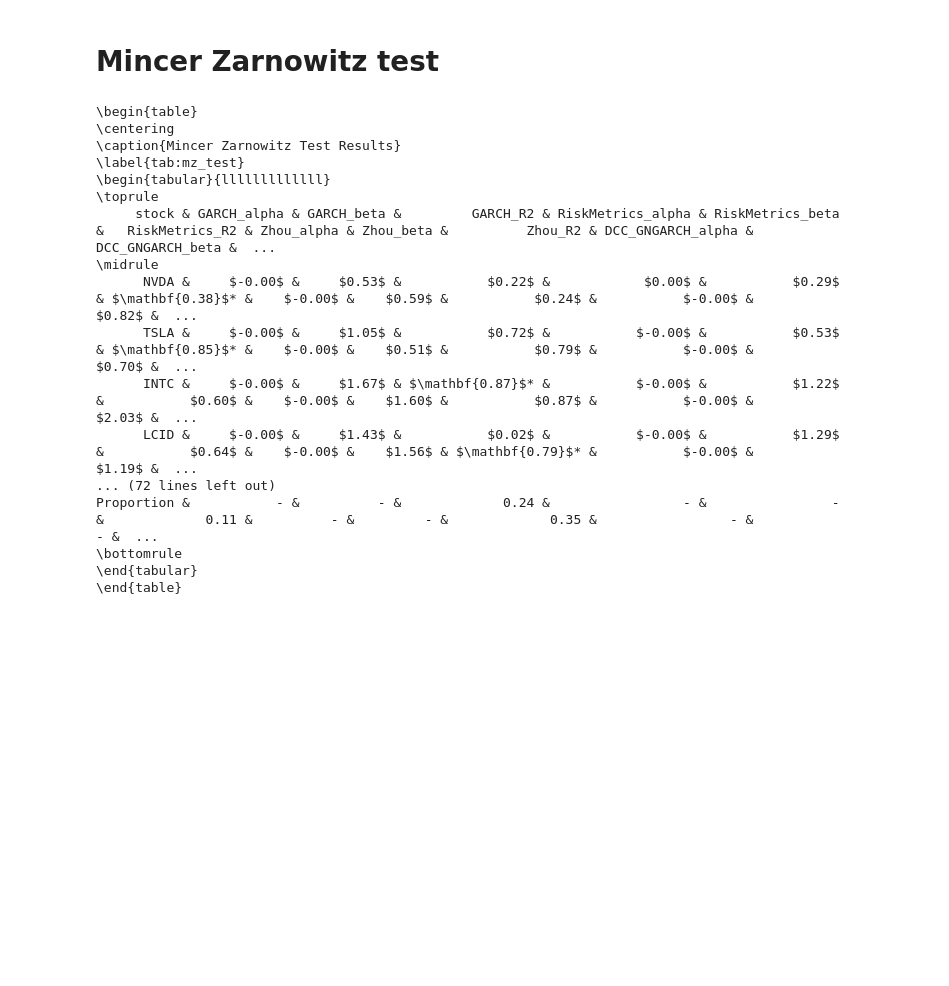
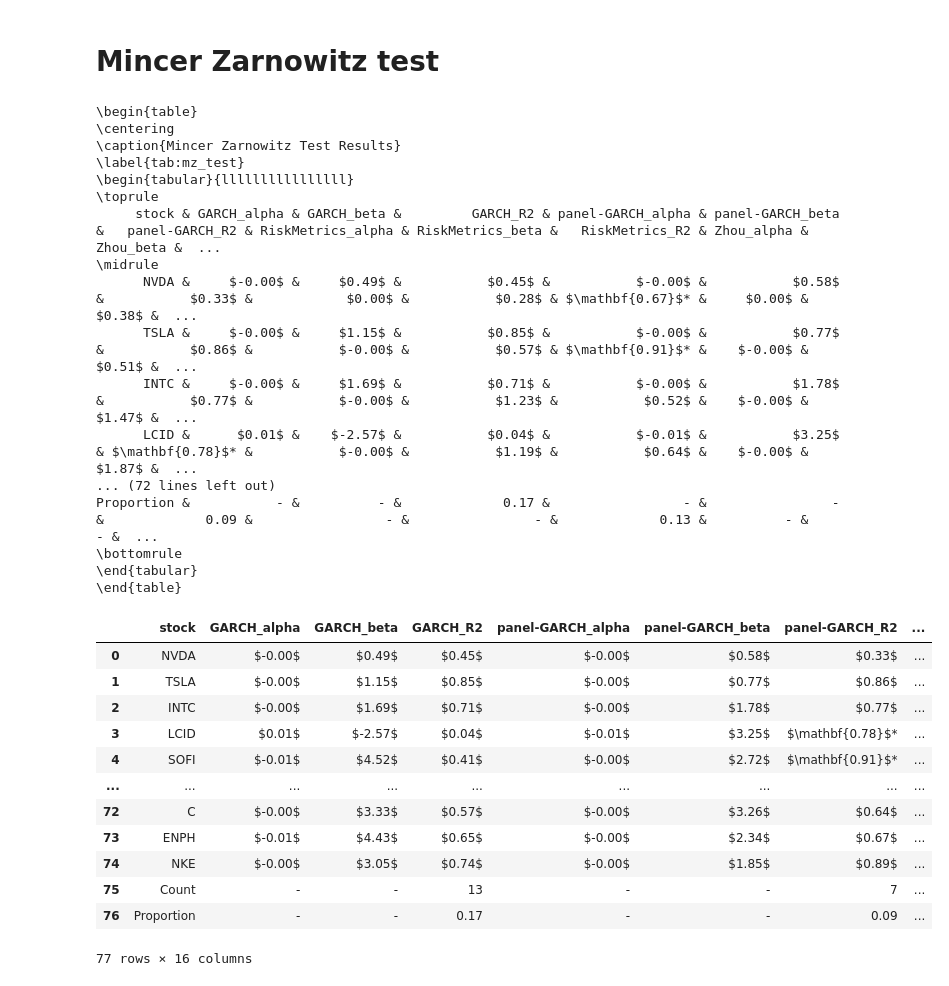
Before and after one commit to PZhou114/GNGARCH_coding, a Jupyter notebook: DTF(0.20)_network_construction_t-distribution.ipynb, the cells around one changed output. Cells and saved outputs as stored; diff of their text form; code cells hidden in the pictures; blank space fills up the shorter version.

```diff
--- a/DTF(0.20)_network_construction_t-distribution.ipynb
+++ b/DTF(0.20)_network_construction_t-distribution.ipynb
@@ -2223,6 +2785,7 @@ cond_var_forecast_dcc_gngarch_arr, cond_cov_forecast_dcc_gngarch_arr = one_step_
 cond_var_forecast_Zhou_arr = one_step_forecast_Zhou(log_returns_demean, val_log_returns_demean, params_nll_Zhou, window_size=60)
 cond_var_forecast_garch_arr = one_step_forecast_garch(log_returns_demean, val_log_returns_demean, params_garch_all, window_size=60)
 cond_var_forecast_riskmetrics_arr = one_step_forecast_riskmetrics(log_returns_demean, val_log_returns_demean, lam=0.94, window_size=60)
+cond_var_forecast_pgarch_arr = one_step_forecast_panel_garch(log_returns_demean, val_log_returns_demean, params_nll_pgarch, window_size=60, gamma_mode='fixed')
 
 # Rescaling is needed...
 cond_var_forecast_dcc_gngarch_rescaled = dynamic_rescale_test_all_stocks(
@@ -2252,6 +2815,13 @@ cond_var_forecast_riskmetrics_rescaled = dynamic_rescale_test_all_stocks(
     test_forecast=cond_var_forecast_riskmetrics_arr,
     rescale_window=252
 )
+
+cond_var_forecast_pgarch_rescaled = dynamic_rescale_test_all_stocks(
+    train_returns=log_returns_demean,
+    test_returns=val_log_returns_demean,
+    test_forecast=cond_var_forecast_pgarch_arr,
+    rescale_window=252
+)
 # %% [markdown]
 We do the realised conditional variance with a rolling window of 30-day.
 # %%
@@ -2953,37 +3540,52 @@ def mincer_zarnowitz_test_compare_models(actual_df, forecasts_dict, maxlags=None
 # %%
 forecasts_dict = {
     'GARCH': rolling_forecast_garch,
+    'panel-GARCH': rolling_forecast_pgarch,
     'RiskMetrics': rolling_forecast_rm,
     'Zhou': rolling_forecast_Zhou,
     'DCC_GNGARCH': rolling_forecast_dcc
 }
 
 mz_results_rolling = mincer_zarnowitz_test_compare_models(
     actual_df=rolling_actual_var,
     forecasts_dict=forecasts_dict,
     maxlags=None
 )
 
 latex_table_mz = mz_results_rolling.to_latex(index=False, escape=False,
                                   caption="Mincer Zarnowitz Test Results", label="tab:mz_test")
 
 # Print the result or write it to a .tex file
 print(latex_table_mz)
+mz_results_rolling
 # %% [output]
 \begin{table}
 \centering
 \caption{Mincer Zarnowitz Test Results}
 \label{tab:mz_test}
-\begin{tabular}{lllllllllllll}
+\begin{tabular}{llllllllllllllll}
 \toprule
-     stock & GARCH_alpha & GARCH_beta &         GARCH_R2 & RiskMetrics_alpha & RiskMetrics_beta &   RiskMetrics_R2 & Zhou_alpha & Zhou_beta &          Zhou_R2 & DCC_GNGARCH_alpha & DCC_GNGARCH_beta &  ...
+     stock & GARCH_alpha & GARCH_beta &         GARCH_R2 & panel-GARCH_alpha & panel-GARCH_beta &   panel-GARCH_R2 & RiskMetrics_alpha & RiskMetrics_beta &   RiskMetrics_R2 & Zhou_alpha & Zhou_beta &  ...
 \midrule
-      NVDA &     $-0.00$ &     $0.53$ &           $0.22$ &            $0.00$ &           $0.29$ & $\mathbf{0.38}$* &    $-0.00$ &    $0.59$ &           $0.24$ &           $-0.00$ &           $0.82$ &  ...
-      TSLA &     $-0.00$ &     $1.05$ &           $0.72$ &           $-0.00$ &           $0.53$ & $\mathbf{0.85}$* &    $-0.00$ &    $0.51$ &           $0.79$ &           $-0.00$ &           $0.70$ &  ...
-      INTC &     $-0.00$ &     $1.67$ & $\mathbf{0.87}$* &           $-0.00$ &           $1.22$ &           $0.60$ &    $-0.00$ &    $1.60$ &           $0.87$ &           $-0.00$ &           $2.03$ &  ...
-      LCID &     $-0.00$ &     $1.43$ &           $0.02$ &           $-0.00$ &           $1.29$ &           $0.64$ &    $-0.00$ &    $1.56$ & $\mathbf{0.79}$* &           $-0.00$ &           $1.19$ &  ...
+      NVDA &     $-0.00$ &     $0.49$ &           $0.45$ &           $-0.00$ &           $0.58$ &           $0.33$ &            $0.00$ &           $0.28$ & $\mathbf{0.67}$* &     $0.00$ &    $0.38$ &  ...
+      TSLA &     $-0.00$ &     $1.15$ &           $0.85$ &           $-0.00$ &           $0.77$ &           $0.86$ &           $-0.00$ &           $0.57$ & $\mathbf{0.91}$* &    $-0.00$ &    $0.51$ &  ...
+      INTC &     $-0.00$ &     $1.69$ &           $0.71$ &           $-0.00$ &           $1.78$ &           $0.77$ &           $-0.00$ &           $1.23$ &           $0.52$ &    $-0.00$ &    $1.47$ &  ...
+      LCID &      $0.01$ &    $-2.57$ &           $0.04$ &           $-0.01$ &           $3.25$ & $\mathbf{0.78}$* &           $-0.00$ &           $1.19$ &           $0.64$ &    $-0.00$ &    $1.87$ &  ...
 ... (72 lines left out)
-Proportion &           - &          - &             0.24 &                 - &                - &             0.11 &          - &         - &             0.35 &                 - &                - &  ...
+Proportion &           - &          - &             0.17 &                 - &                - &             0.09 &                 - &                - &             0.13 &          - &         - &  ...
 \bottomrule
 \end{tabular}
 \end{table}
+|  | stock | GARCH_alpha | GARCH_beta | GARCH_R2 | panel-GARCH_alpha | panel-GARCH_beta | panel-GARCH_R2 | ... |
+| 0 | NVDA | $-0.00$ | $0.49$ | $0.45$ | $-0.00$ | $0.58$ | $0.33$ | ... |
+| 1 | TSLA | $-0.00$ | $1.15$ | $0.85$ | $-0.00$ | $0.77$ | $0.86$ | ... |
+| 2 | INTC | $-0.00$ | $1.69$ | $0.71$ | $-0.00$ | $1.78$ | $0.77$ | ... |
+| 3 | LCID | $0.01$ | $-2.57$ | $0.04$ | $-0.01$ | $3.25$ | $\mathbf{0.78}$* | ... |
+| 4 | SOFI | $-0.01$ | $4.52$ | $0.41$ | $-0.00$ | $2.72$ | $\mathbf{0.91}$* | ... |
+| ... | ... | ... | ... | ... | ... | ... | ... | ... |
+| 72 | C | $-0.00$ | $3.33$ | $0.57$ | $-0.00$ | $3.26$ | $0.64$ | ... |
+| 73 | ENPH | $-0.01$ | $4.43$ | $0.65$ | $-0.00$ | $2.34$ | $0.67$ | ... |
+| 74 | NKE | $-0.00$ | $3.05$ | $0.74$ | $-0.00$ | $1.85$ | $0.89$ | ... |
+| 75 | Count | - | - | 13 | - | - | 7 | ... |
+| 76 | Proportion | - | - | 0.17 | - | - | 0.09 | ... |
+77 rows × 16 columns
```
Also changed, not shown: parts of 28 cells of this notebook.
